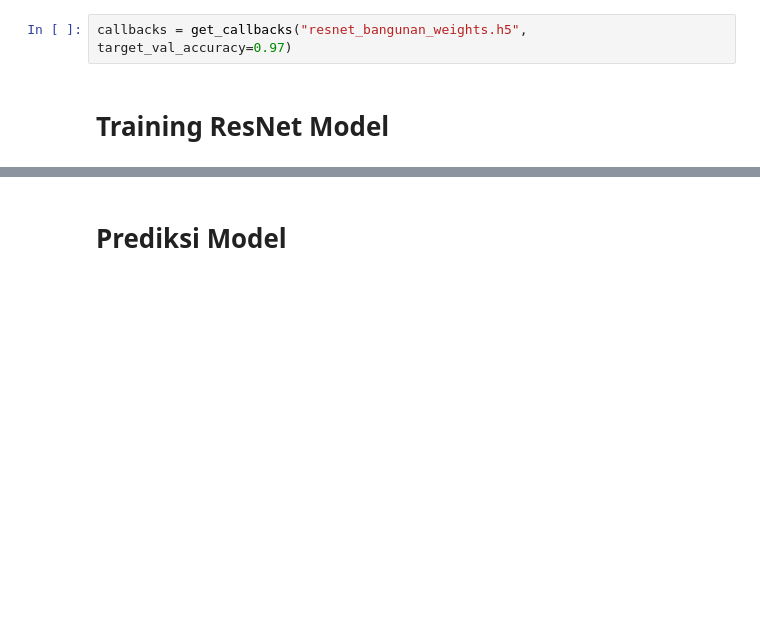
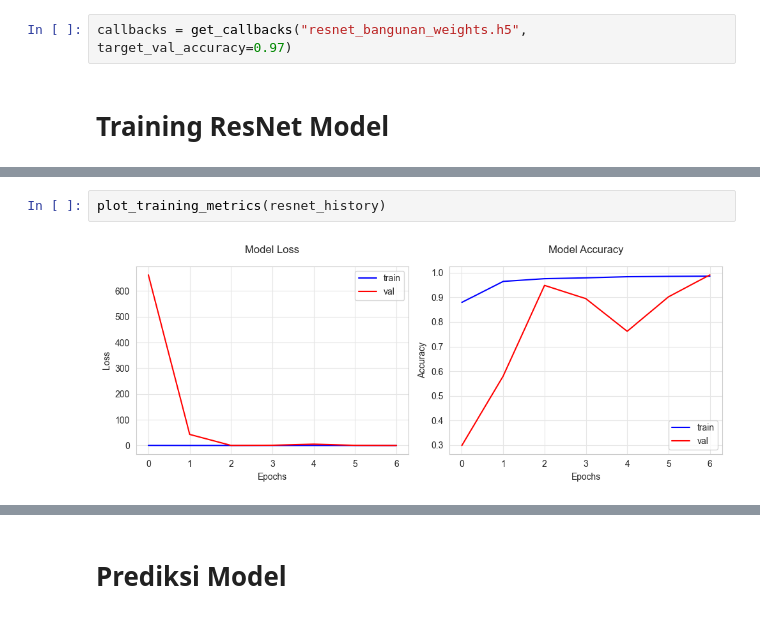
Before and after one commit to geadalfa/tesisBangunanku, a Jupyter notebook: Bangunanku_Tesis.ipynb, the cells around one changed output, grey strips where cells are left out. Cells and saved outputs as stored; diff of their text form; blank space fills up the shorter version.

```diff
--- a/Bangunanku_Tesis.ipynb
+++ b/Bangunanku_Tesis.ipynb
@@ -561,3 +600,7 @@ plt.show()
+# %%
+plot_training_metrics(resnet_history)
+# %% [output]
+[figure, added]
 # %%
 #Mengevaluasi model dengan confussion matrix
 predictions = resnet_model.predict(test_generator)
```
Also changed, not shown: parts of 24 cells of this notebook, 2 other files.
